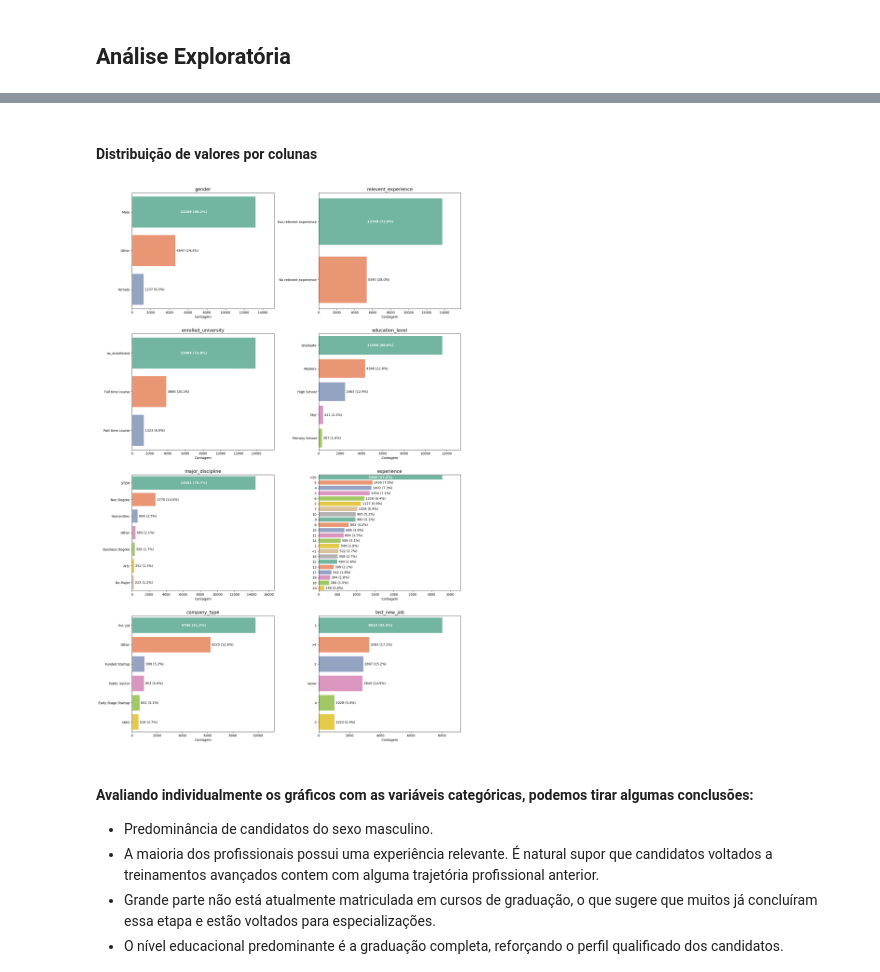
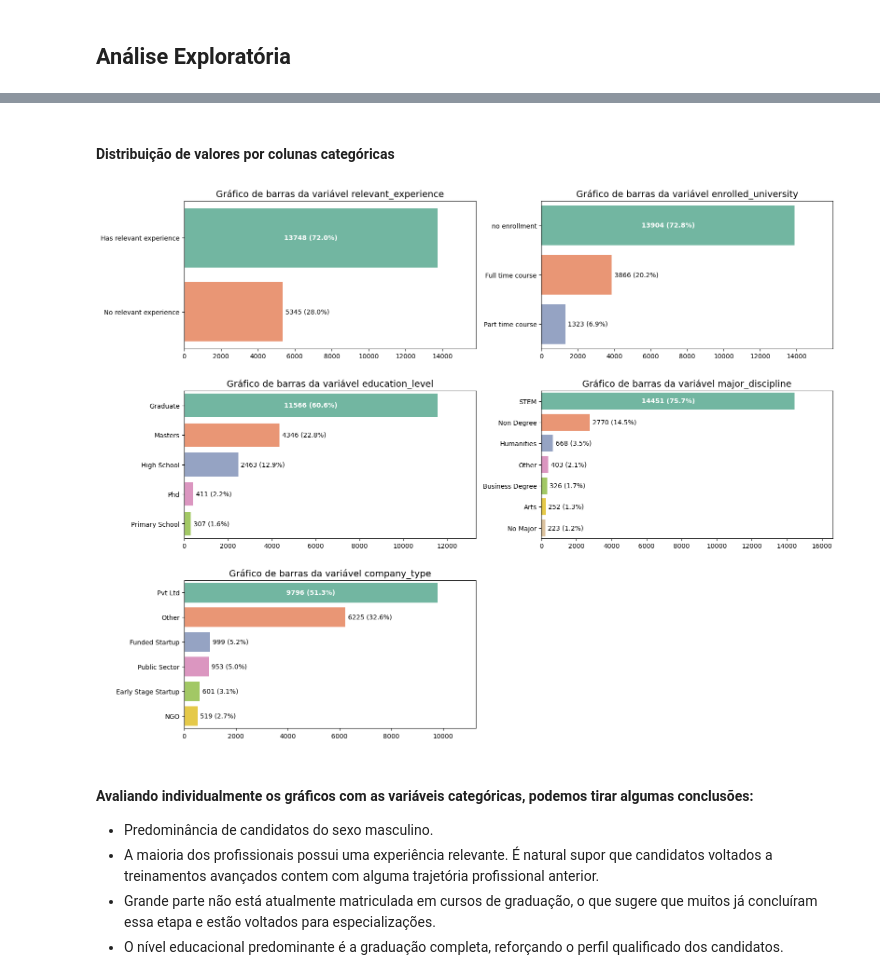
Before and after one commit to PedroCanhete/Projeto-RH, a Jupyter notebook: projetoRH.ipynb, the cells around one changed output, grey strips where cells are left out. Drawn from its saved outputs; the diff is of its cells as text; code cells hidden in the pictures.

```diff
--- a/projetoRH.ipynb
+++ b/projetoRH.ipynb
@@ -511,0 +526,16 @@ df_Train.head()
+# %%
+# 4. Ajuste dos valores da coluna 'experience':
+#    - '<1' para '0';
+#    - '>20' para '21'
+df_Train['experience'] = df_Train['experience'].replace(
+    {'<1': '0',
+     '>20': '21'}
+)
+
+#5. Ajuste de valor na coluna 'last_new_job':
+#    - '>4' para '5'
+#    - 'never' para '0'
+df_Train['last_new_job'] = df_Train['last_new_job'].replace(
+    {'>4': '5',
+     'never': '0'}
+)
@@ -512,2 +545,6 @@ df_Train.head()
+# %%
+df_Train['experience'] = df_Train['experience'].astype('float64')
+df_Train['last_new_job'] = df_Train['last_new_job'].astype('float64')
+df_Train['training_hours'] = df_Train['training_hours'].astype('float64')
 # %% [markdown]
 ## Análise Exploratória
@@ -514,44 +573,44 @@ df_Train.head()
 # %% [markdown]
-#### Distribuição de valores por colunas
+#### Distribuição de valores por colunas categóricas
 # %%
-plt.figure(figsize=(16, 30))
+plt.figure(figsize=(16, 20))
 
-lista_colunas = list(df_Train.columns.values)[3:11]
+lista_colunas = ['relevant_experience', 'enrolled_university', 'education_level', 'major_discipline', 'company_type']
 
 for A, col in enumerate(lista_colunas, start=1):
     plt.subplot(5, 2, A)
 
     # Frequência absoluta e percentual
     freq_abs = df_Train[col].value_counts()
     freq_pct = df_Train[col].value_counts(normalize=True) * 100
 
     # Ordenação decrescente
     freq_abs = freq_abs.sort_values(ascending=False)
     freq_pct = freq_pct.loc[freq_abs.index]
 
     ax = sns.barplot(x=freq_abs.values, y=freq_abs.index, palette="Set2")
 
     max_val = max(freq_abs.values)
 
     # Pega o limite máximo do eixo X após plotar
     ax.set_xlim(0, max(freq_abs.values) * 1.15)  # Garantindo que tem espaço para valores externos
     xlim_max = ax.get_xlim()[1]
 
     # Anotando os valores nas barras
     for i, (v, p) in enumerate(zip(freq_abs.values, freq_pct.values)):
-        if v > 0.86 * xlim_max:  # Se percentual for grande, escreve dentro da barra
+        if v > 0.85 * xlim_max:  # Se percentual for grande, escreve dentro da barra
             ax.text(v * 0.5, i, f'{v} ({p:.1f}%)', va='center', ha='center', color='white', fontsize=10, fontweight='bold')
         else:  # Senão, escreve fora
             ax.text(v + max_val * 0.01, i, f'{v} ({p:.1f}%)', va='center', ha='left', color='black', fontsize=10)
 
-    plt.title(col, fontsize=14)
-    plt.xlabel('Contagem')
+    plt.title(f'Gráfico de barras da variável {col}', fontsize=14)
+    plt.xlabel('')
     plt.ylabel('')
 
 plt.tight_layout(h_pad=3)
 plt.show()
 # %% [output]
-[figure, old version]
+[figure, new version]
 # %% [markdown]
 #### Avaliando individualmente os gráficos com as variáveis categóricas, podemos tirar algumas conclusões:
 
```
Also changed, not shown: parts of 29 cells of this notebook.
